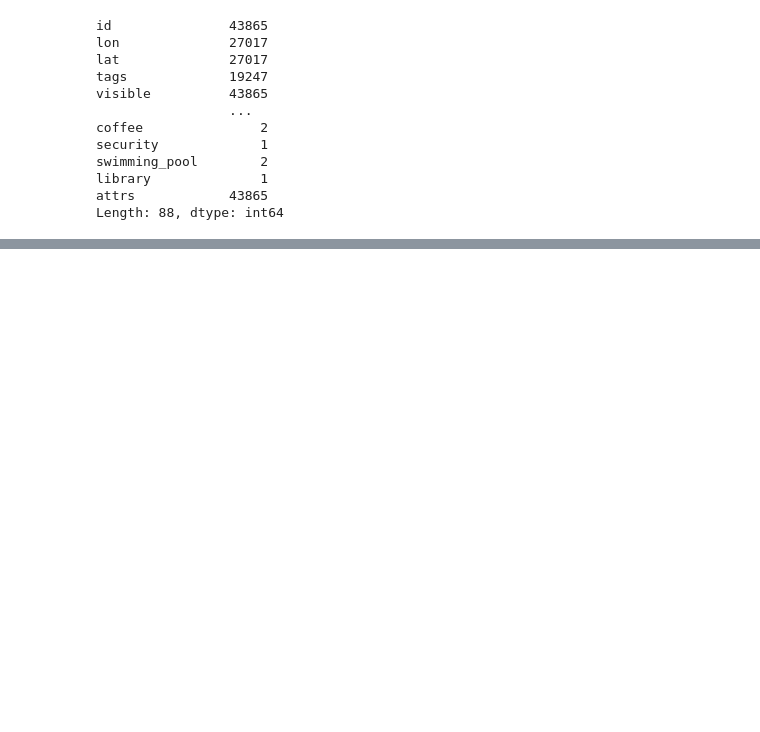
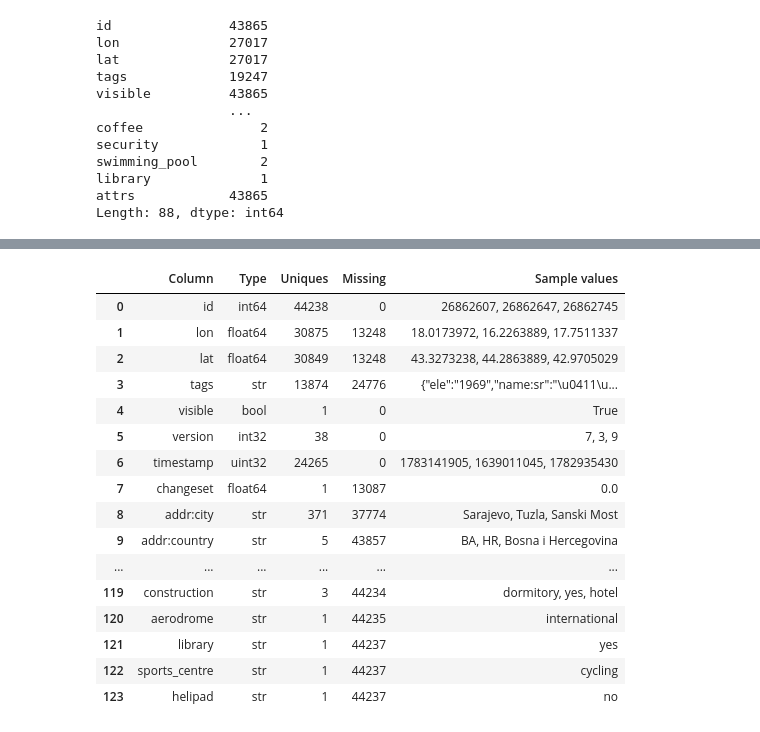
Before and after one commit to esadinlija1/AtlantBH-Internship2026-GeoInformationRetrieval, a Jupyter notebook: notebooks/eda.ipynb, the cells around one changed output, grey strips where cells are left out. Saved outputs shown, nothing was run; the diff lists cells and outputs as text; code cells hidden in the pictures; blank space fills up the shorter version.

```diff
--- a/notebooks/eda.ipynb
+++ b/notebooks/eda.ipynb
@@ -145,0 +270,41 @@ Length: 88, dtype: int64
+# %%
+def count_uniques(gdf):
+    stats = []
+    for col in gdf.columns:
+        s = gdf[col].dropna()
+        vals_count = s.nunique()
+        na_count = gdf[col].isna().sum()
+        dtype = gdf[col].dtype
+
+        stats.append({
+            "Column": col,
+            "Type": dtype,
+            "Uniques": vals_count,
+            "Missing": na_count,
+            "Sample values": ", ".join(str(v) for v in s.unique()[:3])
+        })
+
+
+    return pd.DataFrame(stats)
+
+pd.set_option('display.max_rows', 150)  # da prikaže svih 124+ reda
+pd.set_option('display.max_colwidth', None)
+count_uniques(gdf)
+# %% [output]
+|  | Column | Type | Uniques | Missing | Sample values |
+| 0 | id | int64 | 44238 | 0 | 26862607, 26862647, 26862745 |
+| 1 | lon | float64 | 30875 | 13248 | 18.0173972, 16.2263889, 17.7511337 |
+| 2 | lat | float64 | 30849 | 13248 | 43.3273238, 44.2863889, 42.9705029 |
+| 3 | tags | str | 13874 | 24776 | {"ele":"1969","name:sr":"\u0411\u... |
+| 4 | visible | bool | 1 | 0 | True |
+| 5 | version | int32 | 38 | 0 | 7, 3, 9 |
+| 6 | timestamp | uint32 | 24265 | 0 | 1783141905, 1639011045, 1782935430 |
+| 7 | changeset | float64 | 1 | 13087 | 0.0 |
+| 8 | addr:city | str | 371 | 37774 | Sarajevo, Tuzla, Sanski Most |
+| 9 | addr:country | str | 5 | 43857 | BA, HR, Bosna i Hercegovina |
+| ... | ... | ... | ... | ... | ... |
+| 119 | construction | str | 3 | 44234 | dormitory, yes, hotel |
+| 120 | aerodrome | str | 1 | 44235 | international |
+| 121 | library | str | 1 | 44237 | yes |
+| 122 | sports_centre | str | 1 | 44237 | cycling |
+| 123 | helipad | str | 1 | 44237 | no |
```
Also changed, not shown: parts of 20 cells of this notebook, 4 other files.
